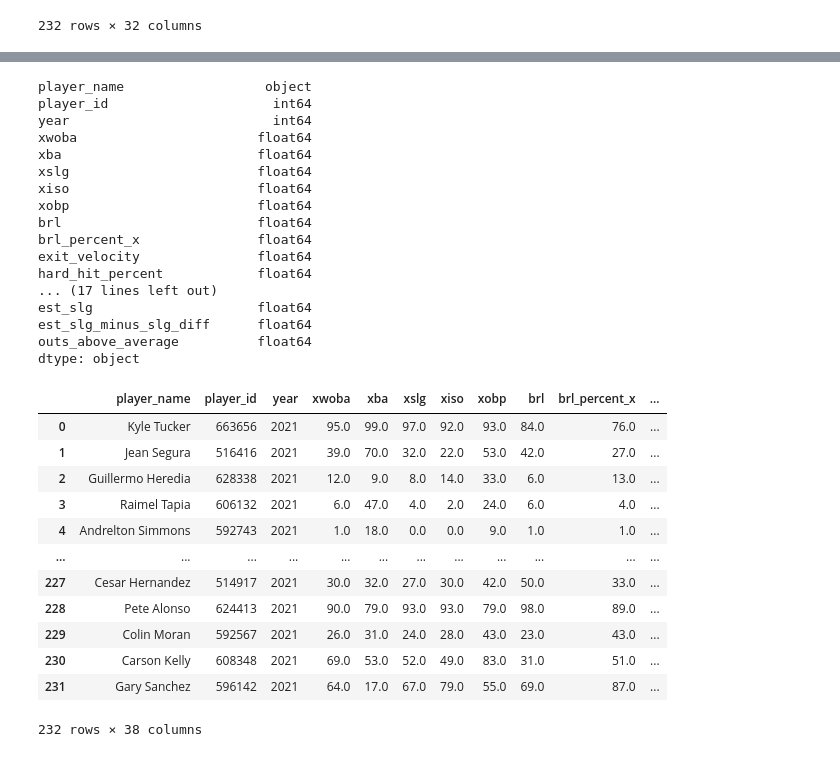
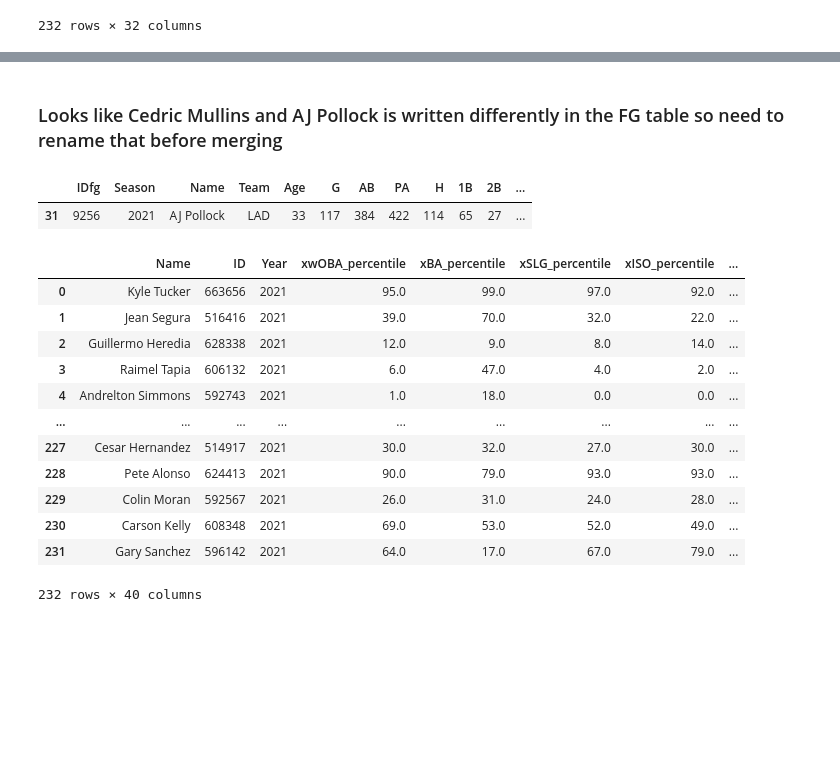
Before and after one commit to charliecoleman97/baseball_analytics, a Jupyter notebook: baseball_savant/baseball_savant_stats.ipynb, the cells around one changed output, grey strips where cells are left out. Drawn from its saved outputs; the diff is of its cells as text; code cells hidden in the pictures; blank space fills up the shorter version.

```diff
--- a/baseball_savant/baseball_savant_stats.ipynb
+++ b/baseball_savant/baseball_savant_stats.ipynb
@@ -151,38 +133,12 @@ Length: 319, dtype: object
-# %%
-qualified_batters.dtypes
-# %% [output]
-player_name                  object
-player_id                     int64
-year                          int64
-xwoba                       float64
-xba                         float64
-xslg                        float64
-xiso                        float64
-xobp                        float64
-brl                         float64
-brl_percent_x               float64
-exit_velocity               float64
-hard_hit_percent            float64
-... (17 lines left out)
-est_slg                     float64
-est_slg_minus_slg_diff      float64
-outs_above_average          float64
-dtype: object
+# %% [markdown]
+### Looks like Cedric Mullins and AJ Pollock is written differently in the FG table so need to rename that before merging
+# %%
+fg_data['Name'] = fg_data['Name'].replace(['Cedric Mullins II'], 'Cedric Mullins')
+fg_data['Name'] = fg_data['Name'].replace(['A.J. Pollock'], 'AJ Pollock')
+# %%
+fg_data[fg_data['Name'] == 'AJ Pollock']
+# %% [output]
+|  | IDfg | Season | Name | Team | Age | G | AB | PA | H | 1B | 2B | ... |
+| 31 | 9256 | 2021 | AJ Pollock | LAD | 33 | 117 | 384 | 422 | 114 | 65 | 27 | ... |
 # %%
-final_df = pd.merge(qualified_batters, fg_data[['Name', 'HardHit%', 'K%', 'BB%', 'SwStr%', 'Spd']], left_on='player_name', right_on='Name', how='left')
+qualified_batters = pd.merge(qualified_batters, fg_data[['Name', 'HardHit%', 'K%', 'BB%', 'SwStr%', 'Spd', 'Team', 'WAR', 'wRC+']], left_on='player_name', right_on='Name', how='left')
-# %%
-final_df
-# %% [output]
-|  | player_name | player_id | year | xwoba | xba | xslg | xiso | xobp | brl | brl_percent_x | ... |
-| 0 | Kyle Tucker | 663656 | 2021 | 95.0 | 99.0 | 97.0 | 92.0 | 93.0 | 84.0 | 76.0 | ... |
-| 1 | Jean Segura | 516416 | 2021 | 39.0 | 70.0 | 32.0 | 22.0 | 53.0 | 42.0 | 27.0 | ... |
-| 2 | Guillermo Heredia | 628338 | 2021 | 12.0 | 9.0 | 8.0 | 14.0 | 33.0 | 6.0 | 13.0 | ... |
-| 3 | Raimel Tapia | 606132 | 2021 | 6.0 | 47.0 | 4.0 | 2.0 | 24.0 | 6.0 | 4.0 | ... |
-| 4 | Andrelton Simmons | 592743 | 2021 | 1.0 | 18.0 | 0.0 | 0.0 | 9.0 | 1.0 | 1.0 | ... |
-| ... | ... | ... | ... | ... | ... | ... | ... | ... | ... | ... | ... |
-| 227 | Cesar Hernandez | 514917 | 2021 | 30.0 | 32.0 | 27.0 | 30.0 | 42.0 | 50.0 | 33.0 | ... |
-| 228 | Pete Alonso | 624413 | 2021 | 90.0 | 79.0 | 93.0 | 93.0 | 79.0 | 98.0 | 89.0 | ... |
-| 229 | Colin Moran | 592567 | 2021 | 26.0 | 31.0 | 24.0 | 28.0 | 43.0 | 23.0 | 43.0 | ... |
-| 230 | Carson Kelly | 608348 | 2021 | 69.0 | 53.0 | 52.0 | 49.0 | 83.0 | 31.0 | 51.0 | ... |
-| 231 | Gary Sanchez | 596142 | 2021 | 64.0 | 17.0 | 67.0 | 79.0 | 55.0 | 69.0 | 87.0 | ... |
-232 rows × 38 columns
@@ -190,0 +147,22 @@ final_df
+# %%
+qualified_batters = qualified_batters.rename(columns={
+    'player_name':'Name','player_id':'ID', 'year':'Year', 'xwoba':'xwOBA_percentile', 'xba':'xBA_percentile', 'xslg':'xSLG_percentile', 'xiso': 'xISO_percentile', 'xobp': 'xOBP_percentile', 'brl':'Barrel_percentile', 'brl_percent_x':'Barrel%_percentile', 'exit_velocity': 'ExitVelocity_percentile',
+    'hard_hit_percent':'HardHit%_percentile', 'k_percent':'K%_percentile', 'bb_percent':'BB%_percentile', 'whiff_percent':'Whiff%_percentile', 'sprint_speed':'SprintSpeed_percentile','oaa':'OAA_percentile', 'pa':'PA', 'primary_pos_formatted':'POS', 'avg_hit_speed':'AvgExitVelo',
+    'max_hit_speed':'MaxExitVelo', 'brl_percent_y':'Barrel%', 'woba':'wOBA', 'est_woba':'xwOBA', 'est_woba_minus_woba_diff':'xwOBA_minus_wOBA', 'ba':'BA', 'est_ba':'xBA', 'est_ba_minus_ba_diff': 'xBA_minus_BA', 'slg':'SLG', 'est_slg':'xSLG', 'est_slg_minus_slg_diff':'xSLG_minus_SLG',
+    'outs_above_average':'OAA'
+
+    })
+# %% [output]
+|  | Name | ID | Year | xwOBA_percentile | xBA_percentile | xSLG_percentile | xISO_percentile | ... |
+| 0 | Kyle Tucker | 663656 | 2021 | 95.0 | 99.0 | 97.0 | 92.0 | ... |
+| 1 | Jean Segura | 516416 | 2021 | 39.0 | 70.0 | 32.0 | 22.0 | ... |
+| 2 | Guillermo Heredia | 628338 | 2021 | 12.0 | 9.0 | 8.0 | 14.0 | ... |
+| 3 | Raimel Tapia | 606132 | 2021 | 6.0 | 47.0 | 4.0 | 2.0 | ... |
+| 4 | Andrelton Simmons | 592743 | 2021 | 1.0 | 18.0 | 0.0 | 0.0 | ... |
+| ... | ... | ... | ... | ... | ... | ... | ... | ... |
+| 227 | Cesar Hernandez | 514917 | 2021 | 30.0 | 32.0 | 27.0 | 30.0 | ... |
+| 228 | Pete Alonso | 624413 | 2021 | 90.0 | 79.0 | 93.0 | 93.0 | ... |
+| 229 | Colin Moran | 592567 | 2021 | 26.0 | 31.0 | 24.0 | 28.0 | ... |
+| 230 | Carson Kelly | 608348 | 2021 | 69.0 | 53.0 | 52.0 | 49.0 | ... |
+| 231 | Gary Sanchez | 596142 | 2021 | 64.0 | 17.0 | 67.0 | 79.0 | ... |
+232 rows × 40 columns
```
Also changed, not shown: parts of 12 cells of this notebook, 2 other files.
